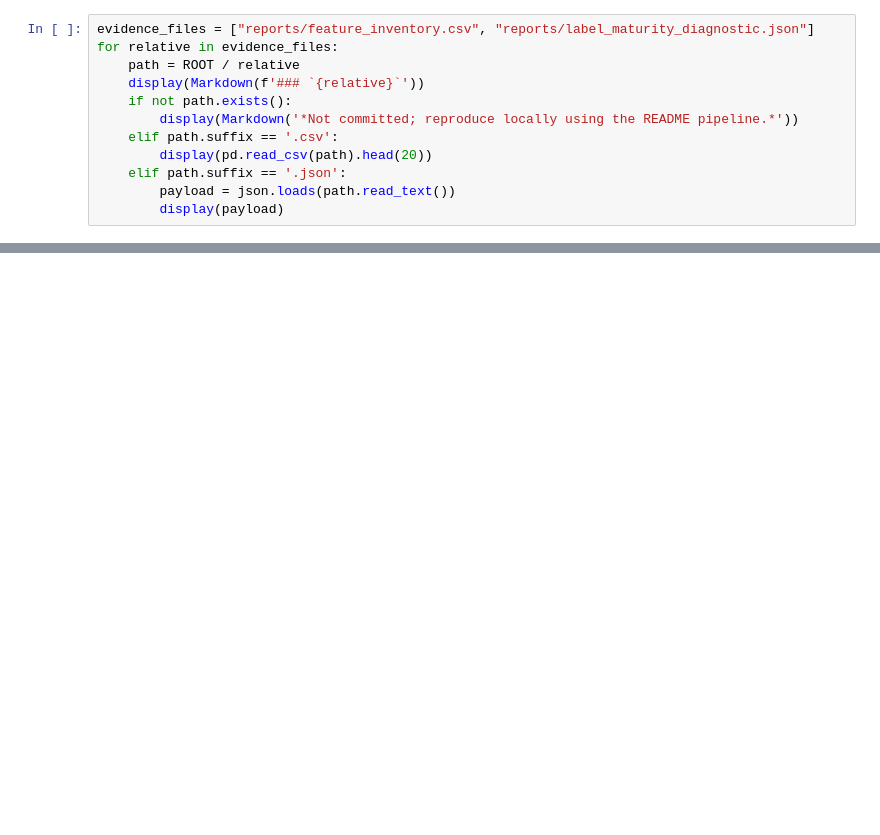
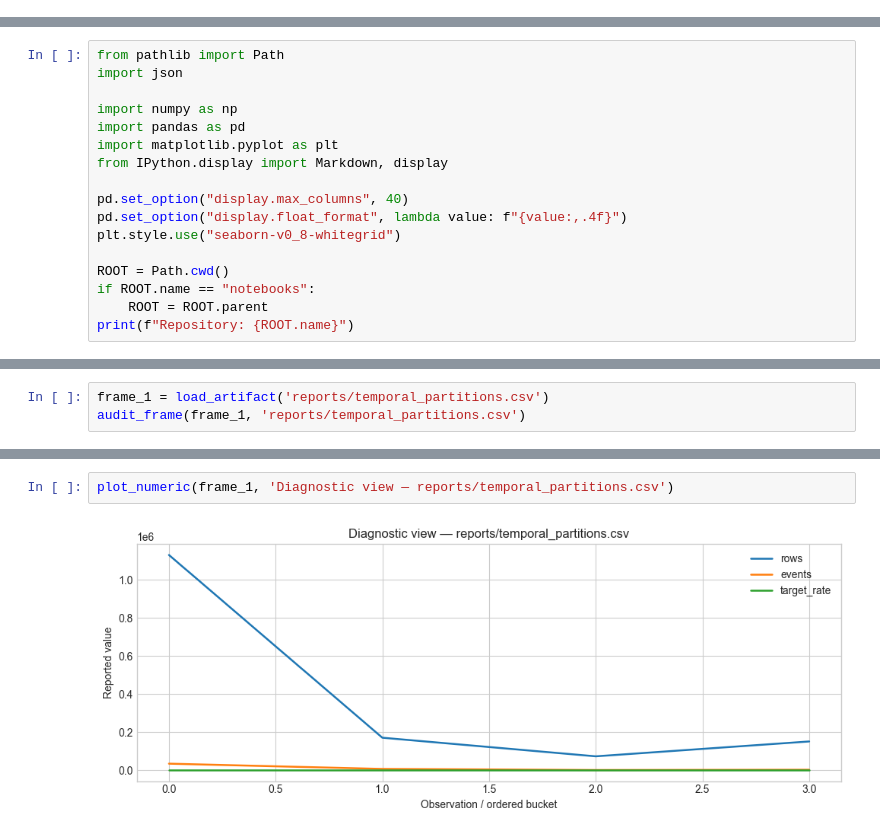
Before and after one commit to thvh2006/credit-risk-decision-lab, a Jupyter notebook: notebooks/01_research_walkthrough.ipynb, the cells around one changed output, grey strips where cells are left out. Cells and saved outputs as stored; diff of their text form; blank space fills up the shorter version.

Commit message:
Upgrade research notebook evidence

```diff
--- a/notebooks/01_research_walkthrough.ipynb
+++ b/notebooks/01_research_walkthrough.ipynb
@@ -71,12 +0,0 @@ display(audit)
-# %%
-evidence_files = ["reports/feature_inventory.csv", "reports/label_maturity_diagnostic.json"]
-for relative in evidence_files:
-    path = ROOT / relative
-    display(Markdown(f'### `{relative}`'))
-    if not path.exists():
-        display(Markdown('*Not committed; reproduce locally using the README pipeline.*'))
-    elif path.suffix == '.csv':
-        display(pd.read_csv(path).head(20))
-    elif path.suffix == '.json':
-        payload = json.loads(path.read_text())
-        display(payload)
@@ -120,0 +16,17 @@ The notebook distinguishes observed evidence from model output, simulated policy
+# %%
+from pathlib import Path
+import json
+
+import numpy as np
+import pandas as pd
+import matplotlib.pyplot as plt
+from IPython.display import Markdown, display
+
+pd.set_option("display.max_columns", 40)
+pd.set_option("display.float_format", lambda value: f"{value:,.4f}")
+plt.style.use("seaborn-v0_8-whitegrid")
+
+ROOT = Path.cwd()
+if ROOT.name == "notebooks":
+    ROOT = ROOT.parent
+print(f"Repository: {ROOT.name}")
@@ -120,0 +122,3 @@ The notebook distinguishes observed evidence from model output, simulated policy
+# %%
+frame_1 = load_artifact('reports/temporal_partitions.csv')
+audit_frame(frame_1, 'reports/temporal_partitions.csv')
@@ -120,0 +145,4 @@ The notebook distinguishes observed evidence from model output, simulated policy
+# %%
+plot_numeric(frame_1, 'Diagnostic view — reports/temporal_partitions.csv')
+# %% [output]
+[figure, added]
```
Also changed, not shown: parts of 41 cells of this notebook, 2 other files.
